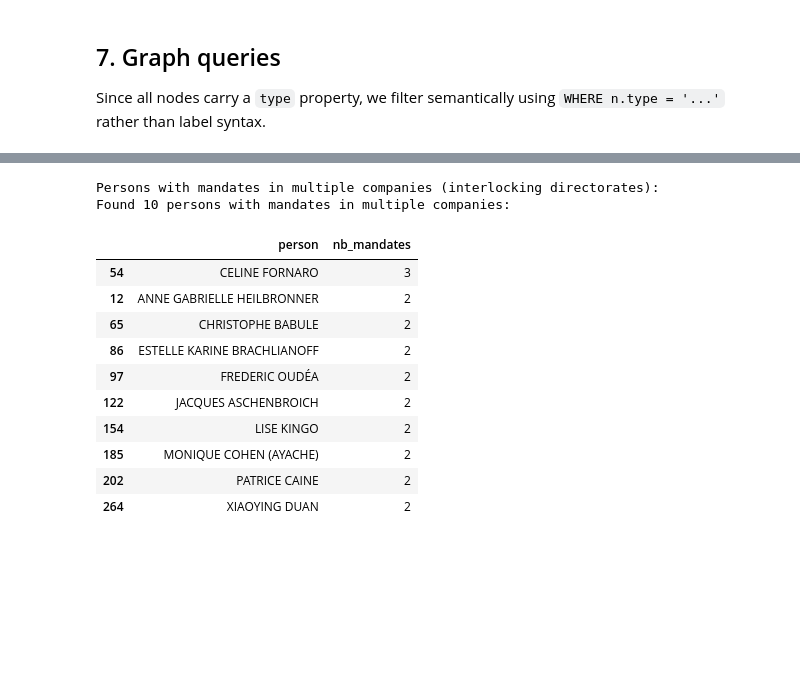
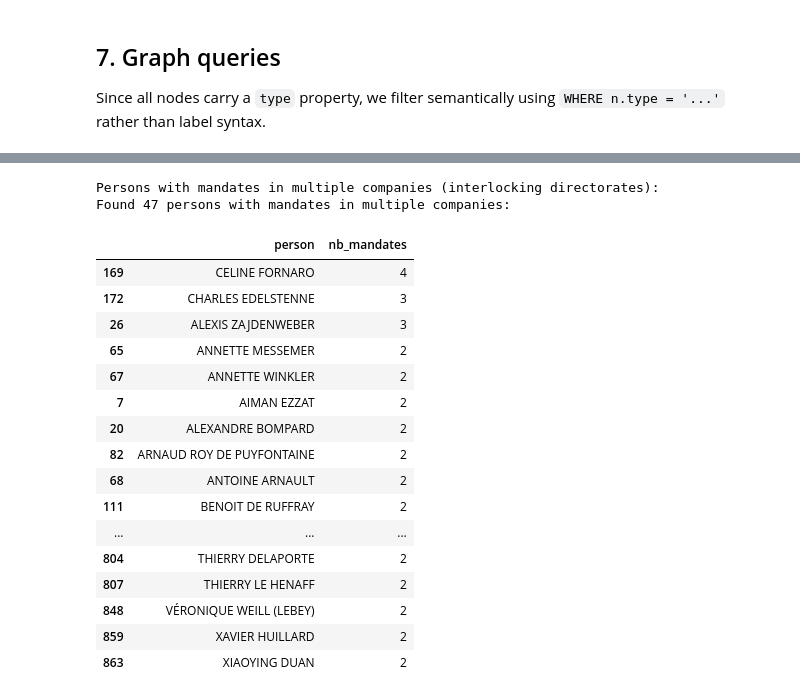
Before and after one commit to turing-db/turingdb-examples, a Jupyter notebook: examples/notebooks/public_version/french_corporate_network.ipynb, the cells around one changed output, grey strips where cells are left out. Drawn from its saved outputs; the diff is of its cells as text; code cells hidden in the pictures; blank space fills up the shorter version.

```diff
--- a/examples/notebooks/public_version/french_corporate_network.ipynb
+++ b/examples/notebooks/public_version/french_corporate_network.ipynb
@@ -89,17 +137,17 @@ Will fetch data for 30 companies
 
 raw_companies = []
 
-for name in COMPANIES:
-    resp = requests.get(API_URL, params={"q": name, "per_page": 1})
+for name, siren in tqdm(COMPANIES.items()):
+    resp = requests.get(API_URL, params={"q": siren, "per_page": 1})
     resp.raise_for_status()
     results = resp.json().get("results", [])
     if not results:
-        print(f"  ⚠ Not found: {name}")
+        print(f"  ⚠ Not found: {name} ({siren})")
         continue
     company = results[0]
     raw_companies.append(company)
-    print(f"  ✓ {company['nom_complet']} (SIREN: {company['siren']}) — {len(company.get('dirigeants', []))} dirigeants")
-    time.sleep(0.15)  # be polite to the API
+    print(f"  ✓ {company['nom_complet']} — {len(company.get('dirigeants', []))} dirigeants")
+    time.sleep(0.15)
 
 print(f"\nFetched {len(raw_companies)} companies")
 # %% [output]
@@ -229,7 +275,8 @@ for c in raw_companies:
                 prenoms=prenoms,
                 annee_de_naissance=int(annee) if annee else 0,
             )
-            G.add_edge(siren, person_id, type="IS_OFFICER_OF", qualite=qualite)
+            # Person IS_OFFICER_OF Company
+            G.add_edge(person_id, siren, type="IS_OFFICER_OF", qualite=qualite)
 
         elif d["type_dirigeant"] == "personne morale" and d.get("siren"):
             auditor_siren = d["siren"]
@@ -241,7 +288,8 @@ for c in raw_companies:
                 categorie="",
                 date_creation="",
             )
-            G.add_edge(siren, auditor_siren, type="IS_AUDITOR_OF", qualite=qualite)
+            # Auditor firm IS_AUDITOR_OF Company
+            G.add_edge(auditor_siren, siren, type="IS_AUDITOR_OF", qualite=qualite)
 
 print(f"Graph: {G.number_of_nodes():,} nodes, {G.number_of_edges():,} edges")
 print(f"  Company nodes: {sum(1 for _, d in G.nodes(data=True) if d.get('type') == 'Company')}")
@@ -431,32 +486,37 @@ Présidents du conseil d'administration:
 # %%
 # Persons with mandates in multiple companies (interlocking directorates)
-# We find persons who appear as officers more than once
 print("Persons with mandates in multiple companies (interlocking directorates):")
 df_officers = client.query("""
-    MATCH (c)-[r]->(p)
-    WHERE c.type = 'Company' AND p.type = 'Person' AND r.type = 'IS_OFFICER_OF'
+    MATCH (p)-[r]->(c)
+    WHERE p.type = 'Person' AND c.type = 'Company' AND r.type = 'IS_OFFICER_OF'
     RETURN p.displayName, c.displayName, r.qualite
     LIMIT 1000
 """)
 
 # Find persons appearing in more than one company
 mandates_per_person = df_officers.groupby("p.displayName")["c.displayName"].count().reset_index()
 mandates_per_person.columns = ["person", "nb_mandates"]
 interlocking = mandates_per_person[mandates_per_person["nb_mandates"] > 1].sort_values("nb_mandates", ascending=False)
 
 print(f"Found {len(interlocking)} persons with mandates in multiple companies:")
 display(interlocking)
 # %% [output]
 Persons with mandates in multiple companies (interlocking directorates):
-Found 10 persons with mandates in multiple companies:
+Found 47 persons with mandates in multiple companies:
 |  | person | nb_mandates |
-| 54 | CELINE FORNARO | 3 |
-| 12 | ANNE GABRIELLE HEILBRONNER | 2 |
-| 65 | CHRISTOPHE BABULE | 2 |
-| 86 | ESTELLE KARINE BRACHLIANOFF | 2 |
-| 97 | FREDERIC OUDÉA | 2 |
-| 122 | JACQUES ASCHENBROICH | 2 |
-| 154 | LISE KINGO | 2 |
-| 185 | MONIQUE COHEN (AYACHE) | 2 |
-| 202 | PATRICE CAINE | 2 |
-| 264 | XIAOYING DUAN | 2 |
+| 169 | CELINE FORNARO | 4 |
+| 172 | CHARLES EDELSTENNE | 3 |
+| 26 | ALEXIS ZAJDENWEBER | 3 |
+| 65 | ANNETTE MESSEMER | 2 |
+| 67 | ANNETTE WINKLER | 2 |
+| 7 | AIMAN EZZAT | 2 |
+| 20 | ALEXANDRE BOMPARD | 2 |
+| 82 | ARNAUD ROY DE PUYFONTAINE | 2 |
+| 68 | ANTOINE ARNAULT | 2 |
+| 111 | BENOIT DE RUFFRAY | 2 |
+| ... | ... | ... |
+| 804 | THIERRY DELAPORTE | 2 |
+| 807 | THIERRY LE HENAFF | 2 |
+| 848 | VÉRONIQUE WEILL (LEBEY) | 2 |
+| 859 | XAVIER HUILLARD | 2 |
+| 863 | XIAOYING DUAN | 2 |
```
Also changed, not shown: parts of 46 cells of this notebook.
